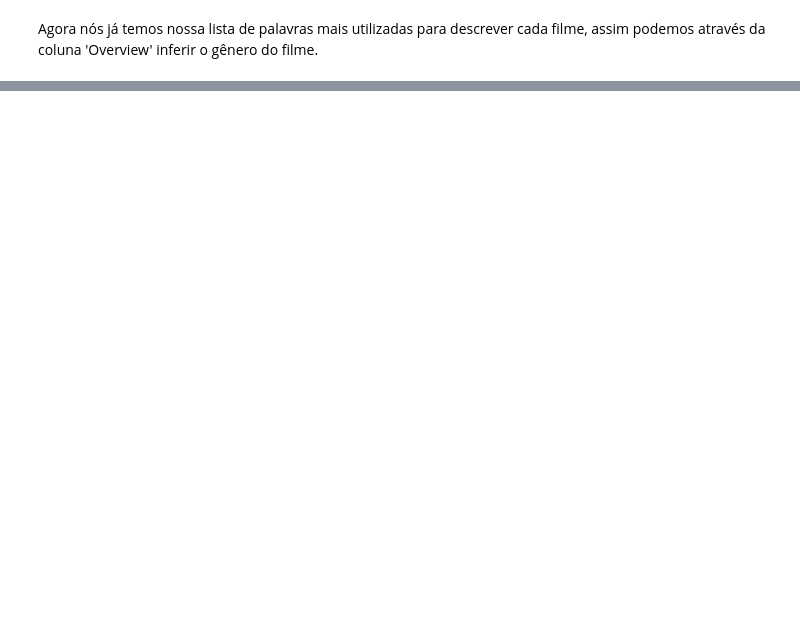
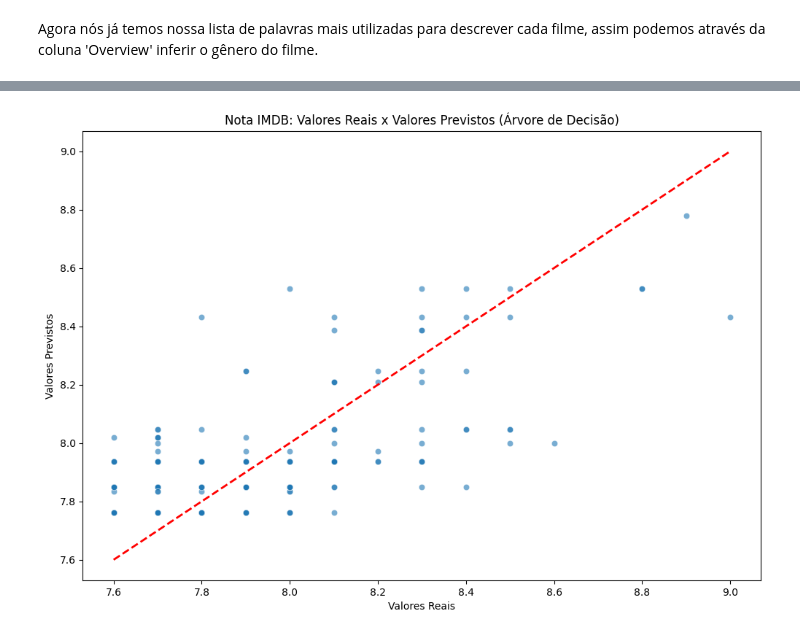
Before and after one commit to anneaiad/LH_CD_ANNE_PIMENTEL, a Jupyter notebook: desafio_indicium_cd.ipynb, the cells around one changed output, grey strips where cells are left out. Drawn from its saved outputs; the diff is of its cells as text; code cells hidden in the pictures; blank space fills up the shorter version.

Commit message:
ML: Prevendo a nota IMDB (Regressão, Árvore de Decisão, KNN)

```diff
--- a/desafio_indicium_cd.ipynb
+++ b/desafio_indicium_cd.ipynb
@@ -1012,0 +1048,9 @@ Agora nós já temos nossa lista de palavras mais utilizadas para descrever cada
+# %%
+# Separando os dados em treino e teste 80/20
+from sklearn.model_selection import train_test_split
+X_train, X_test, y_train, y_test = train_test_split(X, y, test_size=0.2, random_state=42)
+# %%
+# Preparando o modelo de Regressão Linear
+from sklearn.linear_model import LinearRegression
+modelo = LinearRegression()
+modelo.fit(X_train, y_train)
@@ -1012,0 +1117,5 @@ Agora nós já temos nossa lista de palavras mais utilizadas para descrever cada
+# %%
+# Criando o modelo
+from sklearn.tree import DecisionTreeRegressor
+modelo_tree = DecisionTreeRegressor(max_depth=5, min_samples_leaf=10, random_state=42)
+modelo_tree.fit(X_train, y_train)
@@ -1012,0 +1124,3 @@ Agora nós já temos nossa lista de palavras mais utilizadas para descrever cada
+# %%
+# Fazendo previsões
+y_pred_tree = modelo_tree.predict(X_test)
@@ -1012,0 +1151,11 @@ Agora nós já temos nossa lista de palavras mais utilizadas para descrever cada
+# %%
+# Visualizando o modelo através do gráfico de dispersão
+plt.figure(figsize=(12,8))
+sns.scatterplot(x=y_test, y=y_pred_tree, alpha=0.6)
+plt.plot([y_test.min(), y_test.max()], [y_test.min(), y_test.max()], 'r--', lw=2)
+plt.title('Nota IMDB: Valores Reais x Valores Previstos (Árvore de Decisão)')
+plt.xlabel('Valores Reais')
+plt.ylabel('Valores Previstos')
+plt.show()
+# %% [output]
+[figure, added]
```
Also changed, not shown: parts of 48 cells of this notebook.
